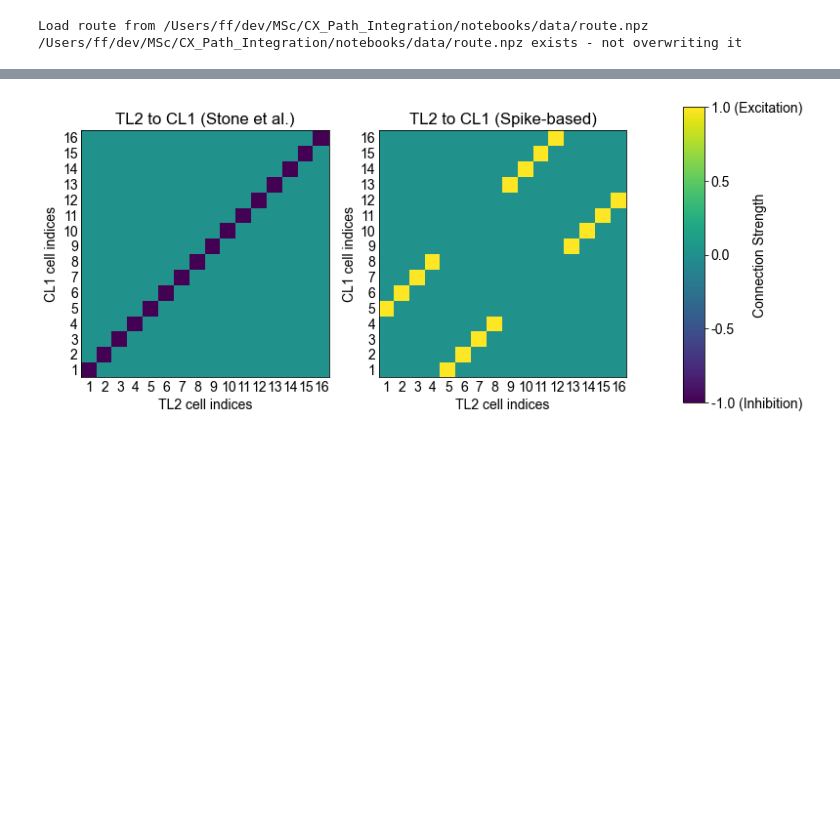
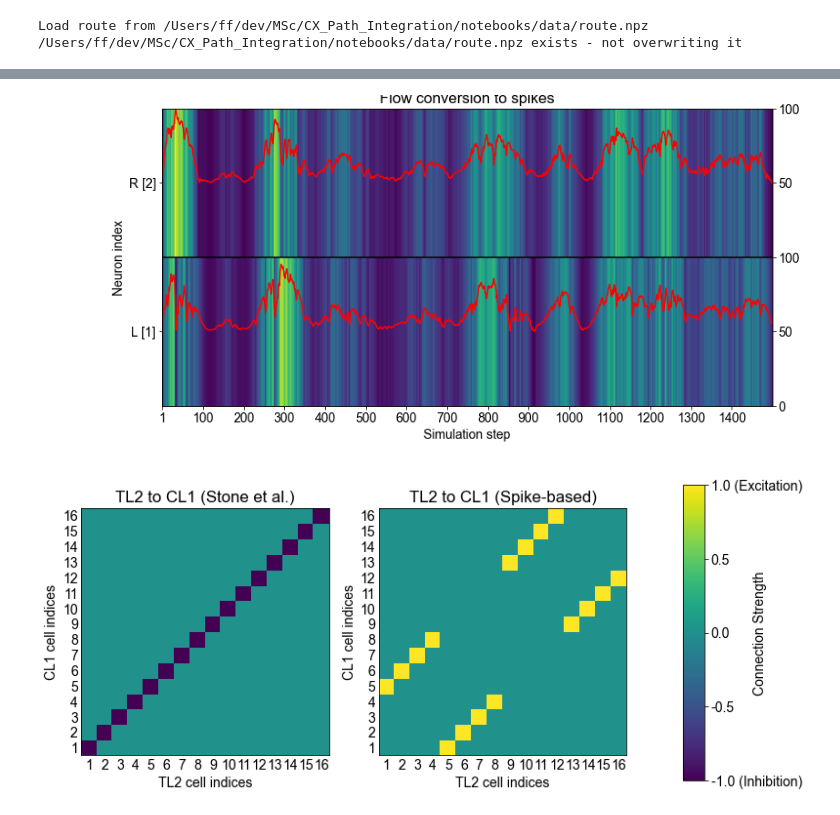
Before and after one commit to filippoferrari/CX_Path_Integration, a Jupyter notebook: notebooks/generate_plots.ipynb, the cells around one changed output, grey strips where cells are left out. Drawn from its saved outputs; the diff is of its cells as text; code cells hidden in the pictures; blank space fills up the shorter version.

```diff
--- a/notebooks/generate_plots.ipynb
+++ b/notebooks/generate_plots.ipynb
@@ -129,3 +158,36 @@ plt.show()
+# %%
+#plt.figure(figsize=(15,6))
+fig, ax1 = plt.subplots(figsize=(15,6))
+
+ax2 = ax1.twinx()
+
+ax1.plot(flow[:T_outbound,0] /100, 'r')
+ax1.plot(flow[:T_outbound,1] /100+1, 'r')
+ax1.axhline(1, color='k')
+ax1.set_xlabel('Simulation step')
+ax1.set_xticks(np.arange(0, T_outbound+1, 100) + 0.5 )
+ax1.set_xticklabels([1,100,200,300,400,500,600,700,800,900,1000,1100,1200,1300,1400,1500])
+ax1.set_ylabel('Neuron index')
+ax1.set_yticks(np.arange(0, N_TN2) + 0.5)
+ax1.set_yticklabels(['L [1]', 'R [2]'])
+
+#ax2.set_ylabel('Hz')
+ax2.set_yticks([0, 0.25, 0.5, 0.75, 1])
+ax2.set_yticklabels(['0', '50', '100', '50', '100'])
+
+p = ax1.pcolormesh(flow[:T_outbound,:].T, rasterized=True)
+
+cbar = fig.colorbar(p, orientation="vertical", pad=0.05)
+cbar.set_label('impulses/s')
+#colorbar(p, 'impulses/s')
+plt.title('Flow conversion to spikes')
+#plt.tight_layout()
+
+plt.savefig(os.path.join(os.environ.get('MSC_PROJECT'), 'notebooks/dissertation_plots/flow.pdf'),
+           bbox_inches='tight')
+plt.show()
+# %% [output]
+[figure, added]
 # %%
 # TL2 to CL1 connectivity matrices
 
```
Also changed, not shown: parts of 3 cells of this notebook, 3 other files.
